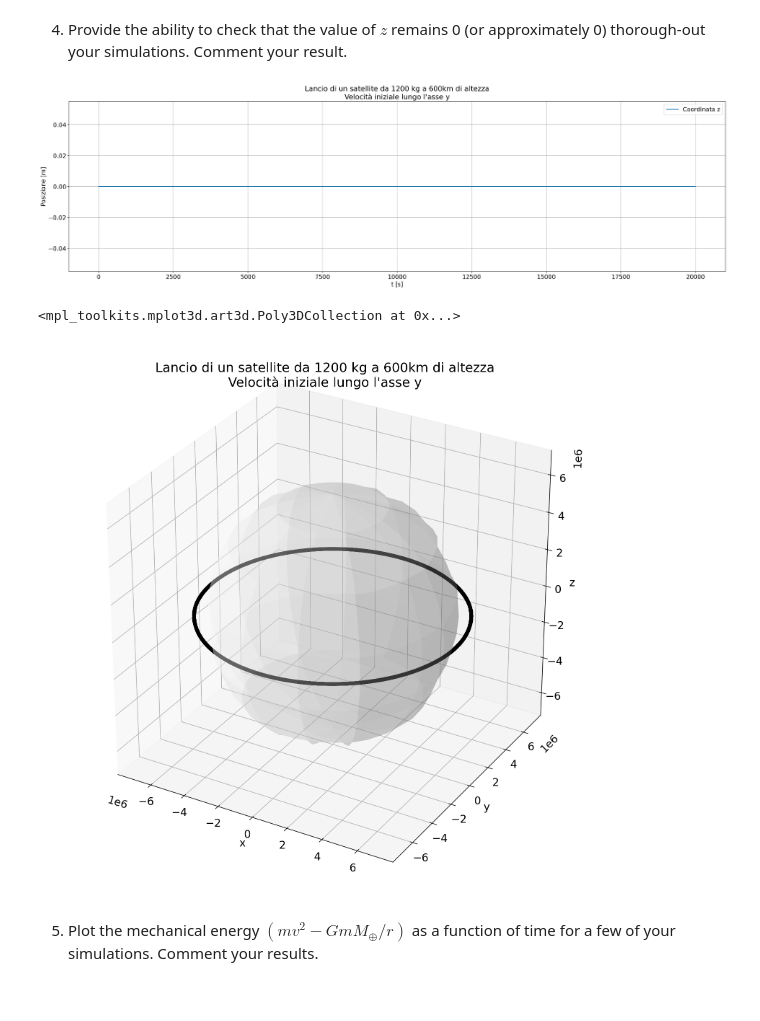
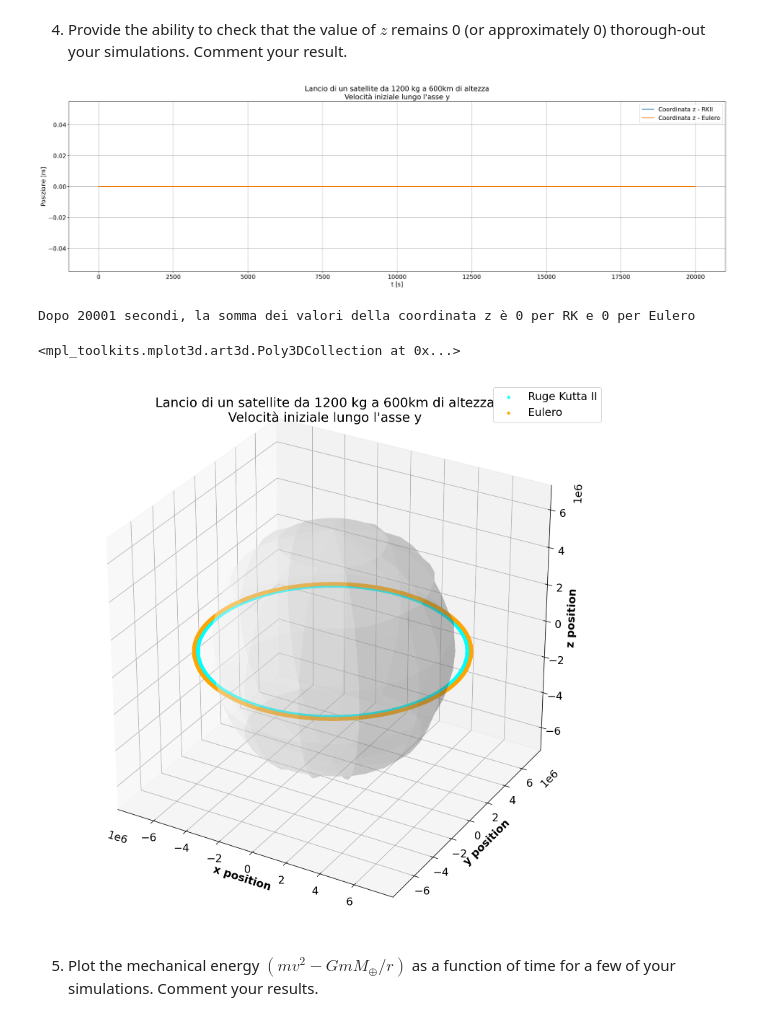
Before and after one commit to amifra8uni/LabCMP, a Jupyter notebook: Esame_28_gennaio.ipynb, the cells around one changed output. Saved outputs shown, nothing was run; the diff lists cells and outputs as text; code cells hidden in the pictures.

Commit message:
Creato con Colaboratory

```diff
--- a/Esame_28_gennaio.ipynb
+++ b/Esame_28_gennaio.ipynb
@@ -54,8 +54,10 @@ plt.show()
 # %%
 %matplotlib inline
 %config InlineBackend.figure_format ='retina'
-plt.figure(figsize=(14,14))
-plt.rc('font', size=14)
+plt.figure(figsize=(13,13))
+plt.rc('font', size=13)
+
+### Runge Kutta II ###
 
 # Importo le coordinate x dell'oggetto dei file della simulazione
 RK_1200kg = '/content/drive/MyDrive/Colab Notebooks/Computing_Methods/Esame/sim2_dt_1.dat'
@@ -65,9 +67,9 @@ t = np.arange(len(x)*1, step = 1)
 ## Plot 1 ##
 # Vediamo innanzitutto se compie un orbita circolare
 plt.subplot(2, 2, 1)
-plt.suptitle("Lancio di un satellite da 1200 kg a 600km di altezza\nVelocità iniziale lungo l'asse y\n T = %.0f s" % len(x))
+plt.suptitle("Lancio di un satellite da 1200 kg a 600km di altezza\nVelocità iniziale lungo l'asse y - Runge Kutta II")
 plt.plot(x,y, label = "Satellite")
-plt.title("Orbita intorno alla Terra")
+plt.title("Orbita intorno alla Terra\n T = %.0f s" % len(x))
 plt.xlabel("Posizione x [m]")
 plt.ylabel(r"Posizione y [m]")
 
@@ -210,17 +340,28 @@ plt.grid()
 plt.figure(figsize=(30,8))
 plt.rc('font', size=15)
 
-plt.plot(t, z, label = "Coordinata z")
+plt.plot(t, z, label = "Coordinata z - RKII")
+plt.plot(tEu, zEu, label = "Coordinata z - Eulero")
 plt.title("Lancio di un satellite da 1200 kg a 600km di altezza\nVelocità iniziale lungo l'asse y")
 plt.ylabel("Posizione [m]")
 plt.xlabel(r"t [s]")
 plt.legend()
 plt.grid()
 # %% [output]
-[figure, old version]
+[figure, new version]
+# %%
+# Un altro modo di verificarlo è quello di sommare su tutti gli elementi della lista
+print("Dopo %.f secondi, la somma dei valori della coordinata z è %.f per RK e %.f per Eulero" % (t.max(), z.sum(), zEu.sum()))
+# %% [output]
+Dopo 20001 secondi, la somma dei valori della coordinata z è 0 per RK e 0 per Eulero
 # %%
 %matplotlib inline
 %config InlineBackend.figure_format ='retina'
+
+# Importo le coordinate x dell'oggetto dei file della simulazione
+Eu_1200kg = '/content/drive/MyDrive/Colab Notebooks/Computing_Methods/Esame/simEu_dt_1_N_20k_h800km.dat'
+xEu,yEu,zEu = np.loadtxt(Eu_1200kg, unpack=True, usecols=(0,1,2))
+tEu = np.arange(len(xEu)*1, step = 1)
 
 plt.rc('font', size=15)
 fig = plt.figure(figsize=(14,14))
@@ -229,38 +370,40 @@ fig = plt.figure(figsize=(14,14))
 # ax is the object containing objects to be plotted
 ax = fig.add_subplot(111, projection='3d')
 #ax.grid(False)
 #ax.xaxis.pane.fill = ax.yaxis.pane.fill = ax.zaxis.pane.fill = False
-ax.set_xlabel('x')
-ax.set_ylabel('y')
-ax.set_zlabel('z')
+ax.set_xlabel('x position', fontweight ='bold')
+ax.set_ylabel('y position', fontweight ='bold')
+ax.set_zlabel('z position', fontweight ='bold')
 
 RK_1200kg = '/content/drive/MyDrive/Colab Notebooks/Computing_Methods/Esame/sim2_dt_1.dat'
 x,y,z = np.loadtxt(RK_1200kg, unpack=True, usecols=(0,1,2))
-ax.scatter3D(x, y, z, color='k', marker='*', s=20)
+ax.scatter3D(x, y, z, color='aqua', marker='*', s=20, label = "Ruge Kutta II")
+ax.scatter3D(xEu, yEu, zEu, color='orange', marker='*', s=20, label = "Eulero")
 
 plt.title("Lancio di un satellite da 1200 kg a 600km di altezza\nVelocità iniziale lungo l'asse y")
 
 # Disegno una sfera per il pianeta
 from mpl_toolkits.mplot3d import Axes3D
 import scipy.ndimage
 
 u = np.linspace(0, 2 * np.pi, 13)
 v = np.linspace(0, np.pi, 7)
 
 RT = 6371000 # m
 xP = RT * np.outer(np.cos(u), np.sin(v))
 yP = RT * np.outer(np.sin(u), np.sin(v))
 zP = RT * np.outer(np.ones(np.size(u)), np.cos(v))
 
 # use scipy to interpolate
 xdata = scipy.ndimage.zoom(xP, 3)
 ydata = scipy.ndimage.zoom(yP, 3)
 zdata = scipy.ndimage.zoom(zP, 3)
 
+ax.legend()
 ax.plot_surface(xdata, ydata, zdata, rstride=3, alpha=0.25, cstride=3, color='w', shade=1)
 # %% [output]
 <mpl_toolkits.mplot3d.art3d.Poly3DCollection at 0x...>
-[figure, old version]
+[figure, new version]
 # %% [markdown]
 5. Plot the mechanical energy $(mv^2-GmM_\oplus/r)$ as a function of time for a few of your simulations. Comment your results.
 # %%
```
Also changed, not shown: parts of 7 cells of this notebook.
